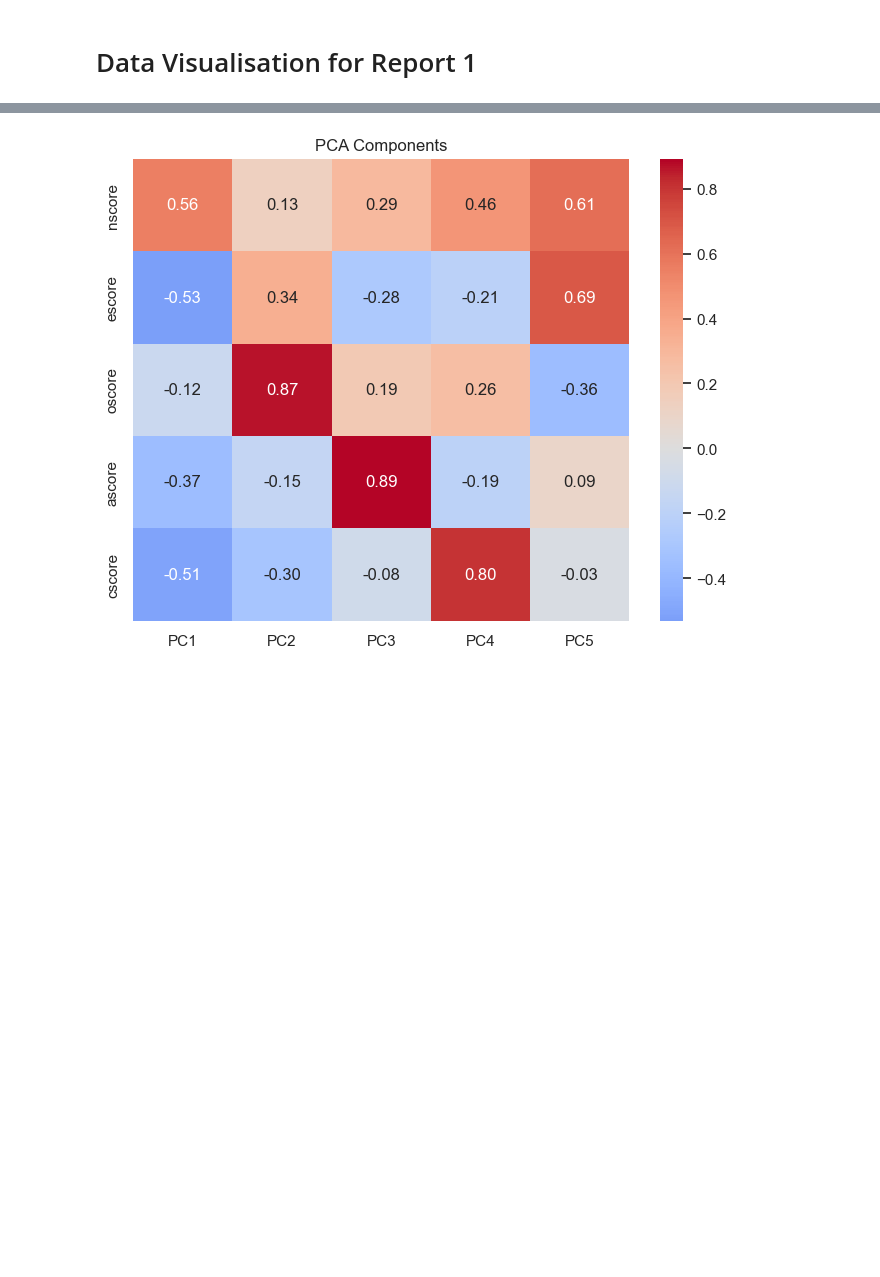
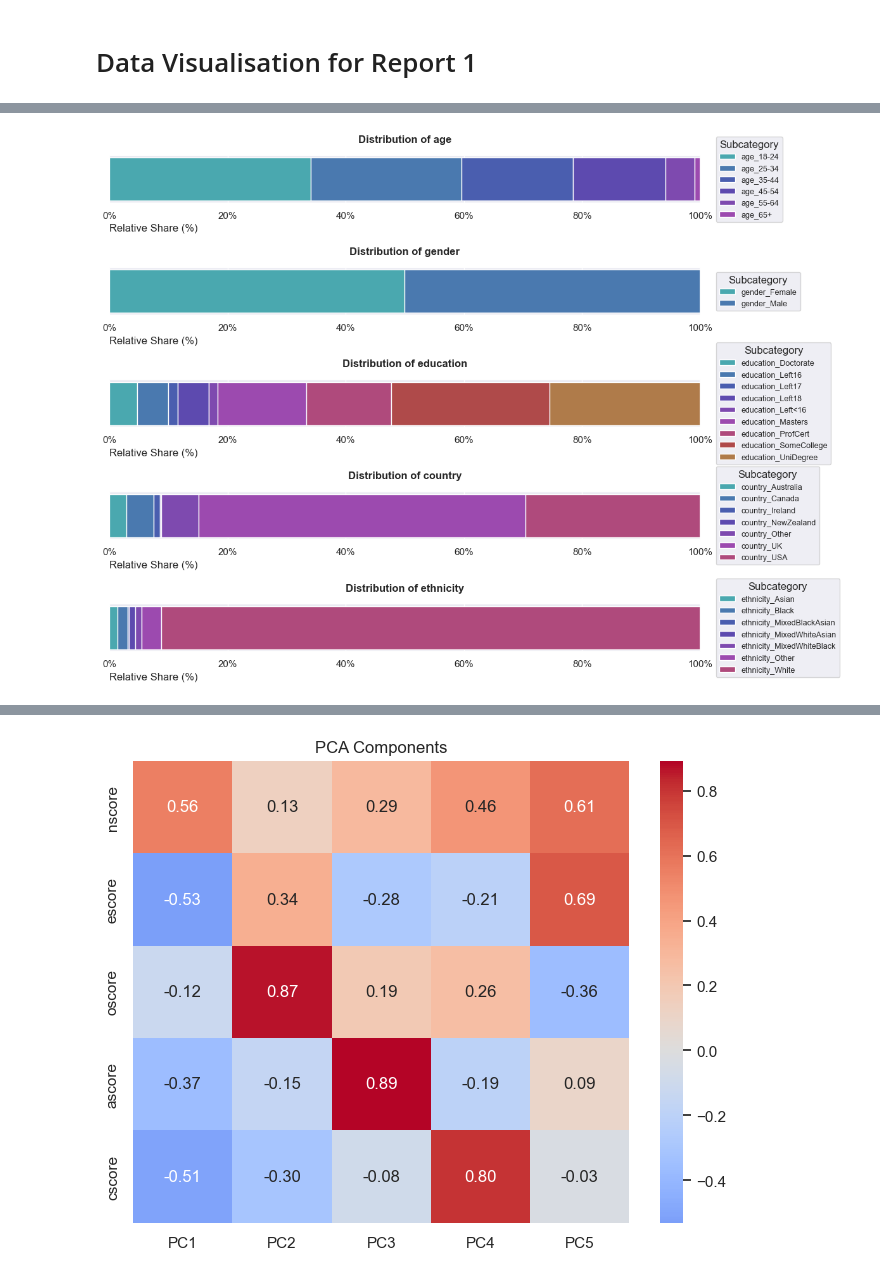
Before and after one commit to joshinsky/machine_learning_group35, a Jupyter notebook: Part1_Group35_Notebook.ipynb, the cells around one changed output, grey strips where cells are left out. Drawn from its saved outputs; the diff is of its cells as text; code cells hidden in the pictures; blank space fills up the shorter version.

Commit message:
Created stacked barplots

```diff
--- a/Part1_Group35_Notebook.ipynb
+++ b/Part1_Group35_Notebook.ipynb
@@ -209,2 +170,97 @@ for target in y.columns:
 [figure]
 [figure]
+# %%
+cat_prefixes = ["age_", "gender_", "education_", "country_", "ethnicity_"]
+
+# Define custom colors for each feature
+custom_colors = {
+    "age_": ["#4aa8af", "#4a79af", "#4a5eaf", "#5d4aaf", "#7e4aaf", "#9c4aaf"],
+    "gender_": ["#4aa8af", "#4a79af"],
+    "education_": ["#4aa8af", "#4a79af", "#4a5eaf", "#5d4aaf", "#7e4aaf", "#9c4aaf", "#af4a7c", "#af4a4a", "#af7b4a"],
+    "country_": ["#4aa8af", "#4a79af", "#4a5eaf", "#5d4aaf", "#7e4aaf", "#9c4aaf", "#af4a7c"],
+    "ethnicity_": ["#4aa8af", "#4a79af", "#4a5eaf", "#5d4aaf", "#7e4aaf", "#9c4aaf", "#af4a7c"]
+}
+
+# Create subplots with slightly taller figure for readability
+fig, axes = plt.subplots(nrows=len(cat_prefixes), ncols=1, figsize=(12, len(cat_prefixes) * 1.8))
+
+if len(cat_prefixes) == 1:
+    axes = [axes]  # ensure axes is iterable
+
+for ax, prefix in zip(axes, cat_prefixes):
+    counts = X_encoded.filter(like=prefix).sum()
+    rel_counts = counts / len(X_encoded)
+
+    left = 0
+    colors = custom_colors.get(prefix, plt.cm.tab20.colors)
+    for val, color, label in zip(rel_counts, colors, rel_counts.index):
+        ax.barh(0, val, left=left, color=color, label=label, height=0.6)  # slightly taller bars
+        left += val
+
+    ax.set_xlim(0, 1)
+    ax.set_yticks([])
+
+    # Centered title
+    ax.set_title(f"Distribution of {prefix[:-1]}", fontsize=12, fontweight='bold', pad=15)
+
+    # X-axis label on the left with percentage formatting
+    ax.set_xlabel("Relative Share (%)", loc='left')
+    ax.xaxis.set_major_formatter(mtick.PercentFormatter(xmax=1.0))
+
+    # Legend outside to the right
+    ax.legend(title="Subcategory", fontsize=9, bbox_to_anchor=(1.02, 0.5), loc='center left')
+
+plt.tight_layout()
+plt.show()
+
+
+
+
+
+
+
+# -----------------------------
+# 4. Target distribution (y) as stacked barplot
+# -----------------------------
+
+targets = ["cannabis", "coke"]
+
+# Create figure (slightly taller for spacing)
+fig, axes = plt.subplots(nrows=len(targets), ncols=1, figsize=(30, len(targets) * 4))
+
+if len(targets) == 1:
+    axes = [axes]  # ensure iterable
+
+# Custom colors for user/non-user
+colors = ["#4a79af", "#af4a7c"]  # Non-user, User
+
+for ax, target in zip(axes, targets):
+    counts = y[target].value_counts(normalize=True)  # relative share
+    counts = counts.sort_index()  # ensure [0=Non-user, 1=User]
+
+    left = 0
+    labels = ["Non-user", "User"]
+    for val, color, label in zip(counts, colors, labels):
+        ax.barh(0, val, left=left, color=color, label=label, height=0.1)  # slimmer bars
+        left += val
+
+    ax.set_xlim(0, 1)
+    ax.set_yticks([])
+
+    # Title centered
+    ax.set_title(f"Distribution of {target.capitalize()} users", fontsize=23, fontweight="bold", pad=10)
+
+    # X-axis in percentage
+    ax.set_xlabel("Relative Share (%)", loc="left", labelpad=5, fontsize=23)
+    ax.tick_params(axis='x', labelsize=21)
+    ax.xaxis.set_major_formatter(mtick.PercentFormatter(xmax=1.0))
+
+    # Legend outside to the right
+    ax.legend(title="Category", fontsize=22, bbox_to_anchor=(1.02, 0.5), loc="center left")
+
+# Adjust vertical spacing
+plt.subplots_adjust(hspace=0.4)
+
+plt.show()
+# %% [output]
+[figure, added]
```
Also changed, not shown: parts of 6 cells of this notebook.
